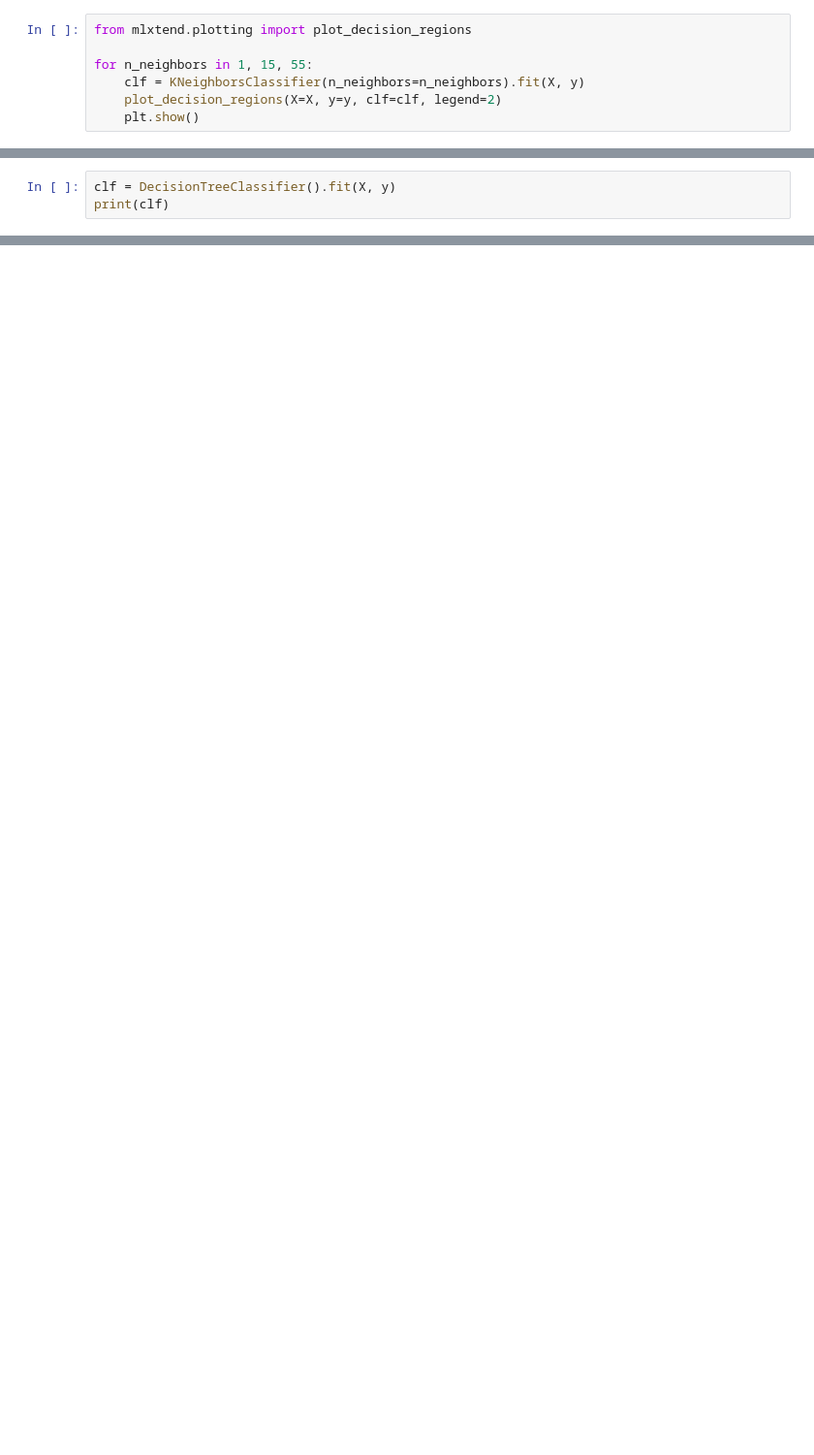
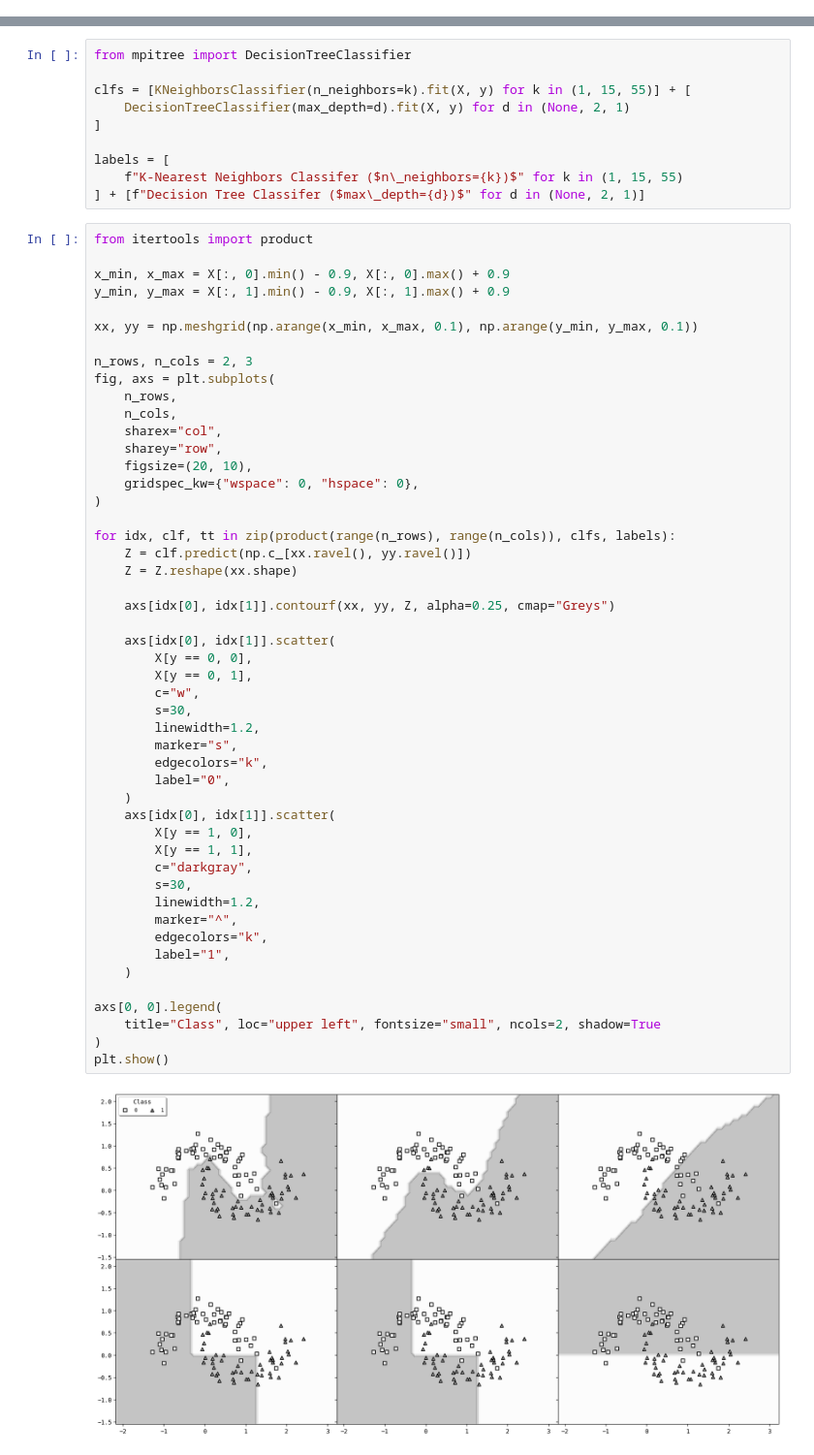
Before and after one commit to ben-my-to/mpitree, a Jupyter notebook: knn.ipynb, the cells around one changed output, grey strips where cells are left out. Shown at 97% size. Cells and saved outputs as stored; diff of their text form; blank space fills up the shorter version.

```diff
--- a/knn.ipynb
+++ b/knn.ipynb
@@ -221,7 +305,0 @@ plt.show()
-# %%
-from mlxtend.plotting import plot_decision_regions
-
-for n_neighbors in 1, 15, 55:
-    clf = KNeighborsClassifier(n_neighbors=n_neighbors).fit(X, y)
-    plot_decision_regions(X=X, y=y, clf=clf, legend=2)
-    plt.show()
@@ -244,3 +305,0 @@ except AssertionError:
-# %%
-clf = DecisionTreeClassifier().fit(X, y)
-print(clf)
@@ -269,0 +308,61 @@ plt.show()
+# %%
+from mpitree import DecisionTreeClassifier
+
+clfs = [KNeighborsClassifier(n_neighbors=k).fit(X, y) for k in (1, 15, 55)] + [
+    DecisionTreeClassifier(max_depth=d).fit(X, y) for d in (None, 2, 1)
+]
+
+labels = [
+    f"K-Nearest Neighbors Classifer ($n\_neighbors={k})$" for k in (1, 15, 55)
+] + [f"Decision Tree Classifer ($max\_depth={d})$" for d in (None, 2, 1)]
+# %%
+from itertools import product
+
+x_min, x_max = X[:, 0].min() - 0.9, X[:, 0].max() + 0.9
+y_min, y_max = X[:, 1].min() - 0.9, X[:, 1].max() + 0.9
+
+xx, yy = np.meshgrid(np.arange(x_min, x_max, 0.1), np.arange(y_min, y_max, 0.1))
+
+n_rows, n_cols = 2, 3
+fig, axs = plt.subplots(
+    n_rows,
+    n_cols,
+    sharex="col",
+    sharey="row",
+    figsize=(20, 10),
+    gridspec_kw={"wspace": 0, "hspace": 0},
+)
+
+for idx, clf, tt in zip(product(range(n_rows), range(n_cols)), clfs, labels):
+    Z = clf.predict(np.c_[xx.ravel(), yy.ravel()])
+    Z = Z.reshape(xx.shape)
+
+    axs[idx[0], idx[1]].contourf(xx, yy, Z, alpha=0.25, cmap="Greys")
+
+    axs[idx[0], idx[1]].scatter(
+        X[y == 0, 0],
+        X[y == 0, 1],
+        c="w",
+        s=30,
+        linewidth=1.2,
+        marker="s",
+        edgecolors="k",
+        label="0",
+    )
+    axs[idx[0], idx[1]].scatter(
+        X[y == 1, 0],
+        X[y == 1, 1],
+        c="darkgray",
+        s=30,
+        linewidth=1.2,
+        marker="^",
+        edgecolors="k",
+        label="1",
+    )
+
+axs[0, 0].legend(
+    title="Class", loc="upper left", fontsize="small", ncols=2, shadow=True
+)
+plt.show()
+# %% [output]
+[figure, added]
```
Also changed, not shown: parts of 18 cells of this notebook, 2 other files.
